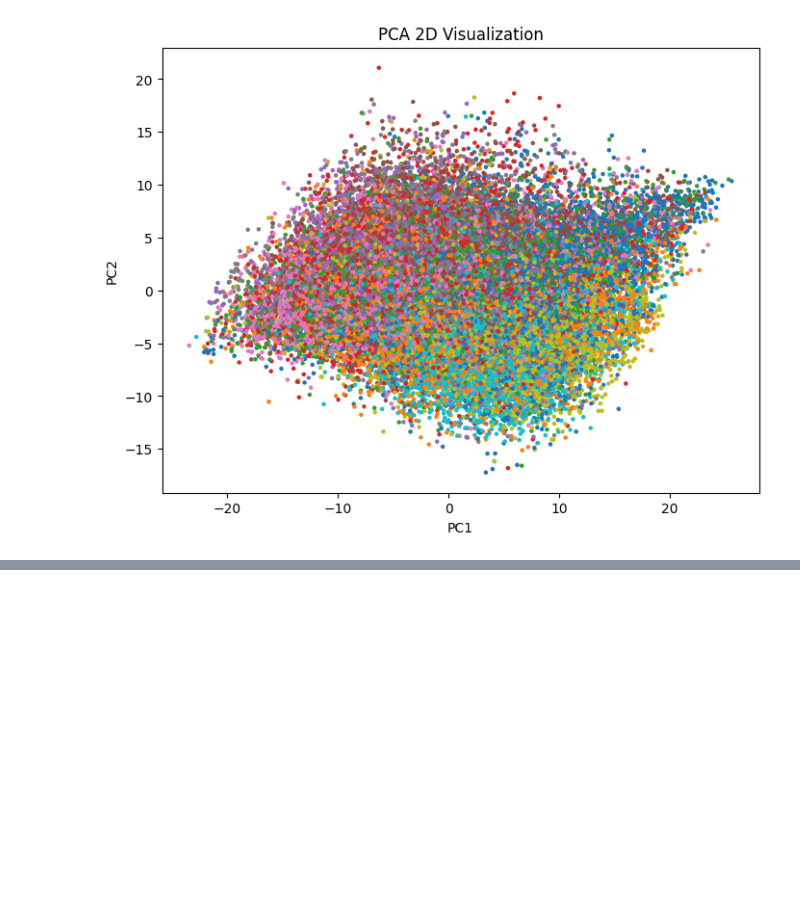
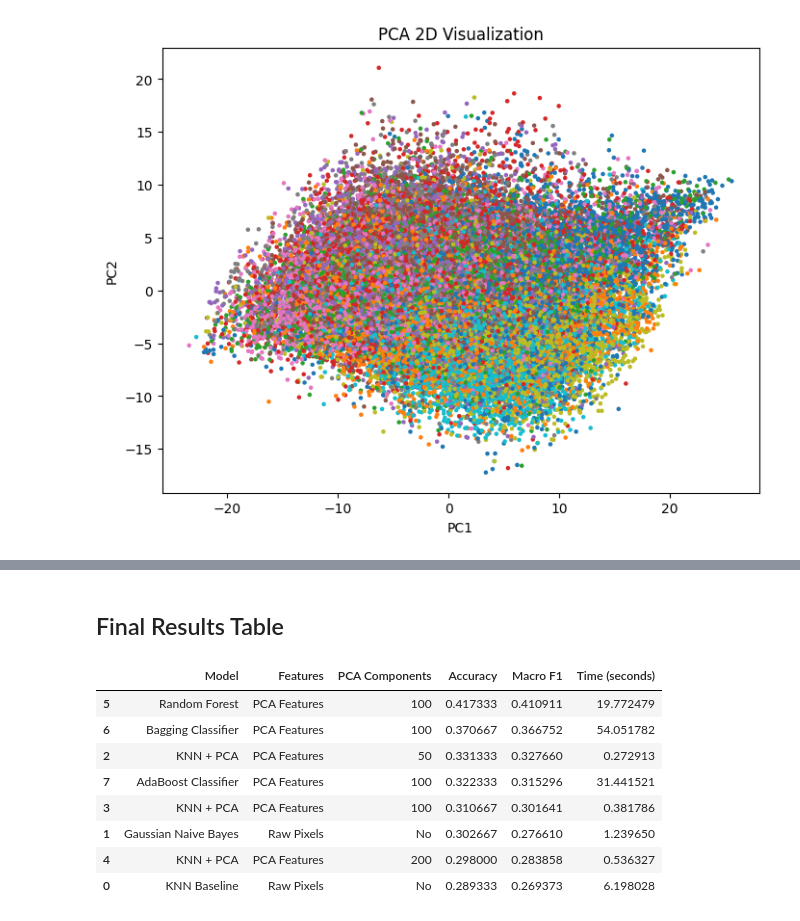
Before and after one commit to moaaz-mohamedd/Autonomous-Vehicle-Perception-Module, a Jupyter notebook: phase_1_classical_ml/Phase_1.ipynb, the cells around one changed output, grey strips where cells are left out. Cells and saved outputs as stored; diff of their text form; code cells hidden in the pictures; blank space fills up the shorter version.

```diff
--- a/phase_1_classical_ml/Phase_1.ipynb
+++ b/phase_1_classical_ml/Phase_1.ipynb
@@ -256,0 +350,33 @@ plt.show()
+# %%
+results = []
+
+
+def evaluate_model(model_name, model, X_train_data, X_test_data, y_train_data, y_test_data, features_name, pca_components="No"):
+    start_time = time.time()
+
+    model.fit(X_train_data, y_train_data)
+    y_pred = model.predict(X_test_data)
+
+    accuracy = accuracy_score(y_test_data, y_pred)
+    macro_f1 = f1_score(y_test_data, y_pred, average="macro")
+    running_time = time.time() - start_time
+
+    results.append({
+        "Model": model_name,
+        "Features": features_name,
+        "PCA Components": pca_components,
+        "Accuracy": accuracy,
+        "Macro F1": macro_f1,
+        "Time (seconds)": running_time
+    })
+
+    print(f"Model: {model_name}")
+    print(f"Features: {features_name}")
+    print(f"PCA Components: {pca_components}")
+    print(f"Accuracy: {accuracy:.4f}")
+    print(f"Macro F1: {macro_f1:.4f}")
+    print(f"Time: {running_time:.2f} seconds")
+    print("\nClassification Report:")
+    print(classification_report(y_test_data, y_pred, target_names=class_names))
+
+    return y_pred
@@ -256,0 +585,17 @@ plt.show()
+# %% [markdown]
+## Final Results Table
+# %%
+results_df = pd.DataFrame(results)
+results_df = results_df.sort_values(by="Accuracy", ascending=False)
+
+results_df
+# %% [output]
+|  | Model | Features | PCA Components | Accuracy | Macro F1 | Time (seconds) |
+| 5 | Random Forest | PCA Features | 100 | 0.417333 | 0.410911 | 19.772479 |
+| 6 | Bagging Classifier | PCA Features | 100 | 0.370667 | 0.366752 | 54.051782 |
+| 2 | KNN + PCA | PCA Features | 50 | 0.331333 | 0.327660 | 0.272913 |
+| 7 | AdaBoost Classifier | PCA Features | 100 | 0.322333 | 0.315296 | 31.441521 |
+| 3 | KNN + PCA | PCA Features | 100 | 0.310667 | 0.301641 | 0.381786 |
+| 1 | Gaussian Naive Bayes | Raw Pixels | No | 0.302667 | 0.276610 | 1.239650 |
+| 4 | KNN + PCA | PCA Features | 200 | 0.298000 | 0.283858 | 0.536327 |
+| 0 | KNN Baseline | Raw Pixels | No | 0.289333 | 0.269373 | 6.198028 |
```
Also changed, not shown: parts of 15 cells of this notebook, 4 other files.
